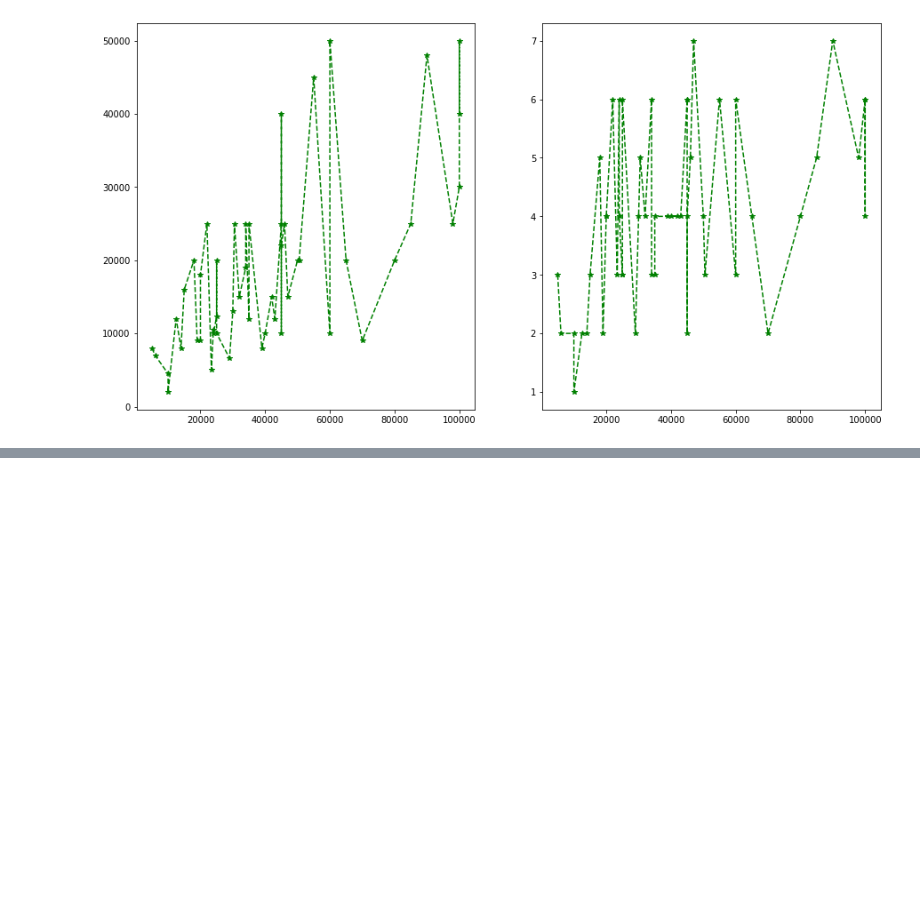
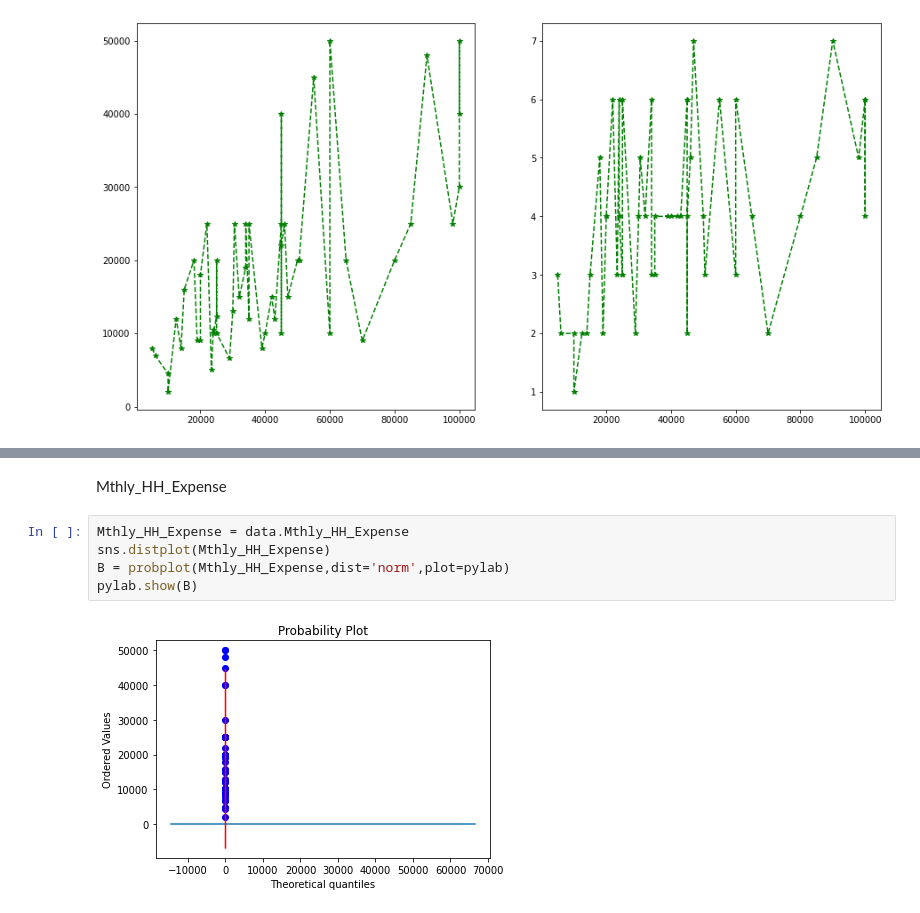
Before and after one commit to CodeWithSridhar/Innomatics-Internship, a Jupyter notebook: Task7_Descriptive_Statistics.ipynb, the cells around one changed output, grey strips where cells are left out. Drawn from its saved outputs; the diff is of its cells as text; blank space fills up the shorter version.

```diff
--- a/Task7_Descriptive_Statistics.ipynb
+++ b/Task7_Descriptive_Statistics.ipynb
@@ -211,0 +234,9 @@ plt.show()
+# %% [markdown]
+Mthly_HH_Expense
+# %%
+Mthly_HH_Expense = data.Mthly_HH_Expense
+sns.distplot(Mthly_HH_Expense)
+B = probplot(Mthly_HH_Expense,dist='norm',plot=pylab)
+pylab.show(B)
+# %% [output]
+[figure, added]
```
Also changed, not shown: parts of 20 cells of this notebook.
